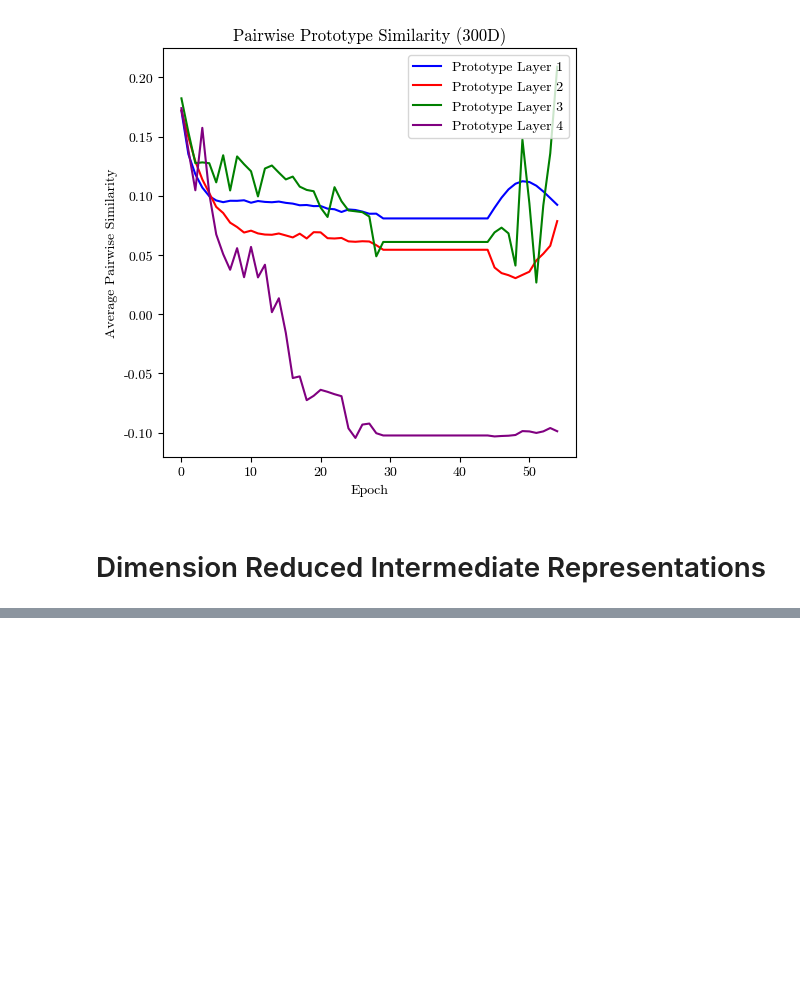
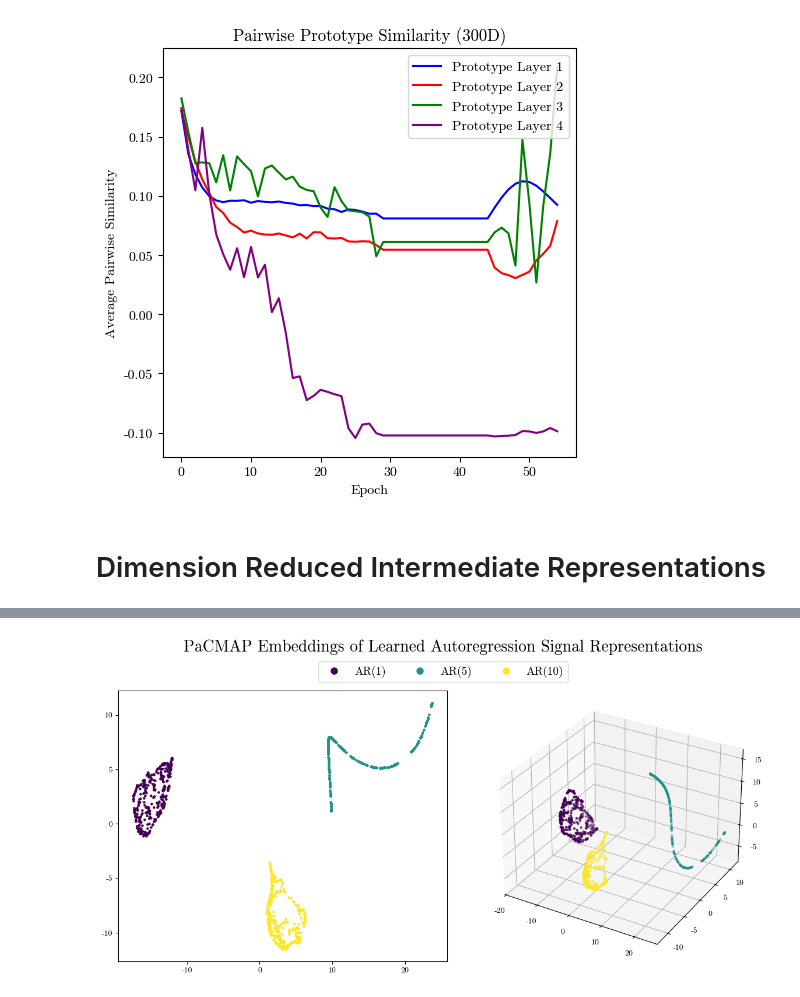
Before and after one commit to haiyan-wang/proto-tsrl, a Jupyter notebook: src/experiments/synthetic_univariate/autoregressive_experiments.ipynb, the cells around one changed output, grey strips where cells are left out. Drawn from its saved outputs; the diff is of its cells as text; code cells hidden in the pictures; blank space fills up the shorter version.

```diff
--- a/src/experiments/synthetic_univariate/autoregressive_experiments.ipynb
+++ b/src/experiments/synthetic_univariate/autoregressive_experiments.ipynb
@@ -560,0 +580,52 @@ fig.tight_layout(rect = [0, 0, 1, 0.92])
+# %%
+fig = plt.figure(figsize = (12, 6), tight_layout = True)
+ax2d = fig.add_subplot(1, 2, 1)
+ax3d = fig.add_subplot(1, 2, 2, projection = "3d")
+
+fig.suptitle("PaCMAP Embeddings of Learned Autoregression Signal Representations", fontsize = 20, y = 0.98)
+
+class_colors = plt.cm.viridis(np.linspace(0, 1, 3))
+class_labels = ["AR(1)", "AR(5)", "AR(10)"]
+
+emb = embs[300][55]
+for class_value in range(3):
+    ax2d.scatter(
+        emb[:, 0][y_test == class_value],
+        emb[:, 1][y_test == class_value],
+        s = 5,
+        c = [class_colors[class_value]],
+        label = class_labels[class_value]
+    )
+    ax3d.scatter(
+        emb[:, 0][y_test == class_value],
+        emb[:, 1][y_test == class_value],
+        emb[:, 2][y_test == class_value],
+        s = 5,
+        c = [class_colors[class_value]],
+        label = class_labels[class_value]
+    )
+
+legend_handles = [
+    Line2D(
+        [0], [0],
+        marker = 'o',
+        linestyle = 'None',
+        color = class_colors[i],
+        markersize = 8,
+        label = class_labels[i]
+    )
+    for i in range(3)
+]
+
+fig.legend(
+    handles = legend_handles,
+    loc = 'upper center',
+    bbox_to_anchor = (0.5, 0.935),
+    ncol = 3,
+    frameon = True,
+    fontsize = 14
+)
+
+fig.tight_layout(rect = [0, 0, 1, 0.93])
+# %% [output]
+[figure, added]
```
Also changed, not shown: parts of 7 cells of this notebook.
